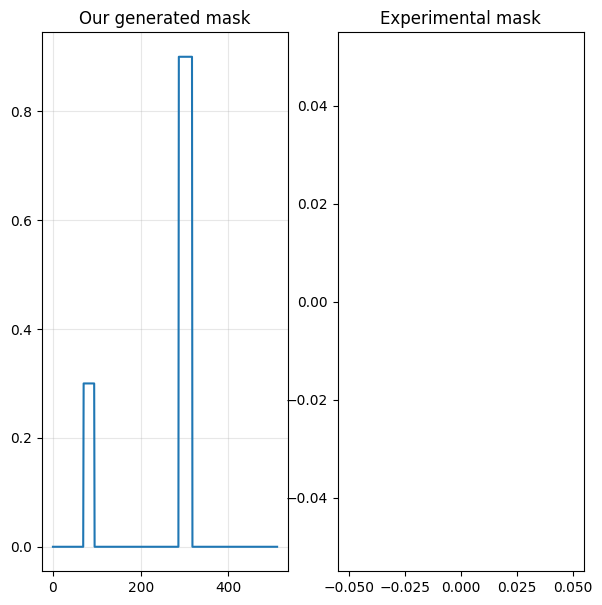
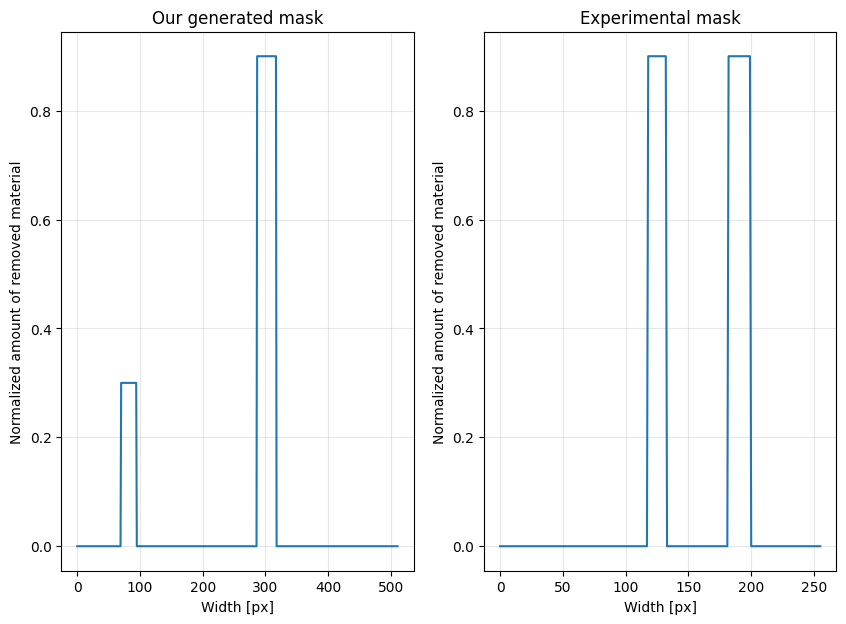
The notebook cell's code change between the first figure and the second:
--- before
+++ after
@@ -1,11 +1,15 @@
-plt.figure(figsize=(7,7))
+plt.figure(figsize=(10,7))
 plt.subplot(1,2,1)
 plt.plot(mask_our)
 plt.title("Our generated mask")
+plt.xlabel("Width [px]")
+plt.ylabel('Normalized amount of removed material')
 plt.grid(alpha=0.3)
 
 
 plt.subplot(1,2,2)
-plt.plot(bscan_exp[1:,:])
+plt.plot(mask_exp)
 plt.title("Experimental mask")
-plt.colorbar()
+plt.xlabel("Width [px]")
+plt.ylabel('Normalized amount of removed material')
+plt.grid(alpha=0.3)

Commit: reorg